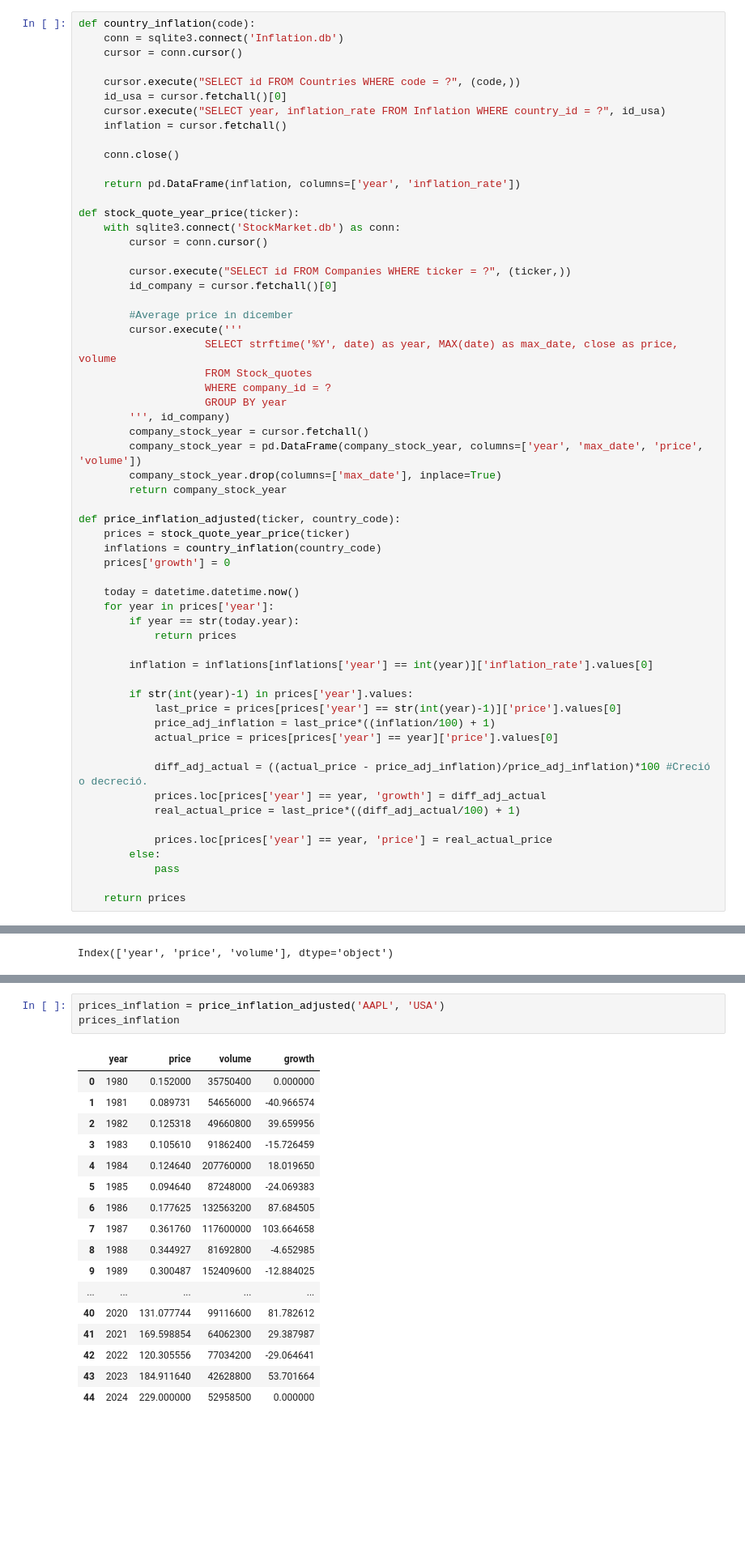
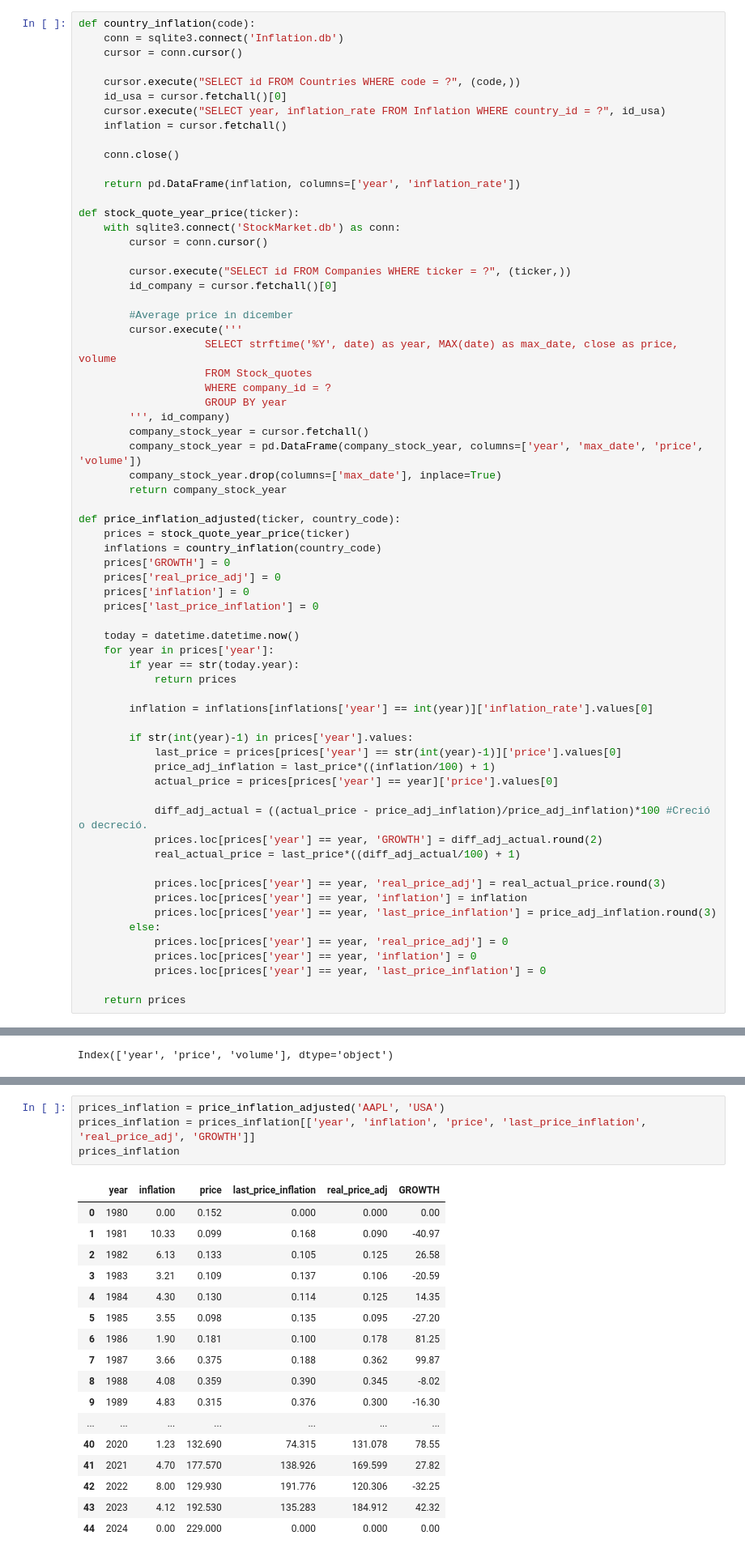
Before and after one commit to matublaq/StockMarket, a Jupyter notebook: Inflation_impact.ipynb, the cells around one changed output, grey strips where cells are left out. Shown at 81% size. Saved outputs shown, nothing was run; the diff lists cells and outputs as text; blank space fills up the shorter version.

Commit message:
stock prices adj  inflation

```diff
--- a/Inflation_impact.ipynb
+++ b/Inflation_impact.ipynb
@@ -97,7 +97,10 @@ def stock_quote_year_price(ticker):
 def price_inflation_adjusted(ticker, country_code):
     prices = stock_quote_year_price(ticker)
     inflations = country_inflation(country_code)
-    prices['growth'] = 0
+    prices['GROWTH'] = 0
+    prices['real_price_adj'] = 0
+    prices['inflation'] = 0
+    prices['last_price_inflation'] = 0
 
     today = datetime.datetime.now()
     for year in prices['year']:
@@ -112,12 +115,16 @@ def price_inflation_adjusted(ticker, country_code):
             actual_price = prices[prices['year'] == year]['price'].values[0]
 
             diff_adj_actual = ((actual_price - price_adj_inflation)/price_adj_inflation)*100 #Creció o decreció.
-            prices.loc[prices['year'] == year, 'growth'] = diff_adj_actual
+            prices.loc[prices['year'] == year, 'GROWTH'] = diff_adj_actual.round(2)
             real_actual_price = last_price*((diff_adj_actual/100) + 1)
 
-            prices.loc[prices['year'] == year, 'price'] = real_actual_price
+            prices.loc[prices['year'] == year, 'real_price_adj'] = real_actual_price.round(3)
+            prices.loc[prices['year'] == year, 'inflation'] = inflation
+            prices.loc[prices['year'] == year, 'last_price_inflation'] = price_adj_inflation.round(3)
         else:
-            pass
+            prices.loc[prices['year'] == year, 'real_price_adj'] = 0
+            prices.loc[prices['year'] == year, 'inflation'] = 0
+            prices.loc[prices['year'] == year, 'last_price_inflation'] = 0
 
     return prices
 # %%
@@ -165,21 +156,22 @@ inflations[inflations['year'] == int(year)]['inflation_rate'].values[0]
 # %%
 prices_inflation = price_inflation_adjusted('AAPL', 'USA')
+prices_inflation = prices_inflation[['year', 'inflation', 'price', 'last_price_inflation', 'real_price_adj', 'GROWTH']]
 prices_inflation
 # %% [output]
-|  | year | price | volume | growth |
-| 0 | 1980 | 0.152000 | 35750400 | 0.000000 |
-| 1 | 1981 | 0.089731 | 54656000 | -40.966574 |
-| 2 | 1982 | 0.125318 | 49660800 | 39.659956 |
-| 3 | 1983 | 0.105610 | 91862400 | -15.726459 |
-| 4 | 1984 | 0.124640 | 207760000 | 18.019650 |
-| 5 | 1985 | 0.094640 | 87248000 | -24.069383 |
-| 6 | 1986 | 0.177625 | 132563200 | 87.684505 |
-| 7 | 1987 | 0.361760 | 117600000 | 103.664658 |
-| 8 | 1988 | 0.344927 | 81692800 | -4.652985 |
-| 9 | 1989 | 0.300487 | 152409600 | -12.884025 |
-| ... | ... | ... | ... | ... |
-| 40 | 2020 | 131.077744 | 99116600 | 81.782612 |
-| 41 | 2021 | 169.598854 | 64062300 | 29.387987 |
-| 42 | 2022 | 120.305556 | 77034200 | -29.064641 |
-| 43 | 2023 | 184.911640 | 42628800 | 53.701664 |
-| 44 | 2024 | 229.000000 | 52958500 | 0.000000 |
+|  | year | inflation | price | last_price_inflation | real_price_adj | GROWTH |
+| 0 | 1980 | 0.00 | 0.152 | 0.000 | 0.000 | 0.00 |
+| 1 | 1981 | 10.33 | 0.099 | 0.168 | 0.090 | -40.97 |
+| 2 | 1982 | 6.13 | 0.133 | 0.105 | 0.125 | 26.58 |
+| 3 | 1983 | 3.21 | 0.109 | 0.137 | 0.106 | -20.59 |
+| 4 | 1984 | 4.30 | 0.130 | 0.114 | 0.125 | 14.35 |
+| 5 | 1985 | 3.55 | 0.098 | 0.135 | 0.095 | -27.20 |
+| 6 | 1986 | 1.90 | 0.181 | 0.100 | 0.178 | 81.25 |
+| 7 | 1987 | 3.66 | 0.375 | 0.188 | 0.362 | 99.87 |
+| 8 | 1988 | 4.08 | 0.359 | 0.390 | 0.345 | -8.02 |
+| 9 | 1989 | 4.83 | 0.315 | 0.376 | 0.300 | -16.30 |
+| ... | ... | ... | ... | ... | ... | ... |
+| 40 | 2020 | 1.23 | 132.690 | 74.315 | 131.078 | 78.55 |
+| 41 | 2021 | 4.70 | 177.570 | 138.926 | 169.599 | 27.82 |
+| 42 | 2022 | 8.00 | 129.930 | 191.776 | 120.306 | -32.25 |
+| 43 | 2023 | 4.12 | 192.530 | 135.283 | 184.912 | 42.32 |
+| 44 | 2024 | 0.00 | 229.000 | 0.000 | 0.000 | 0.00 |
```
Also changed, not shown: parts of 2 cells of this notebook, 1 other file.
